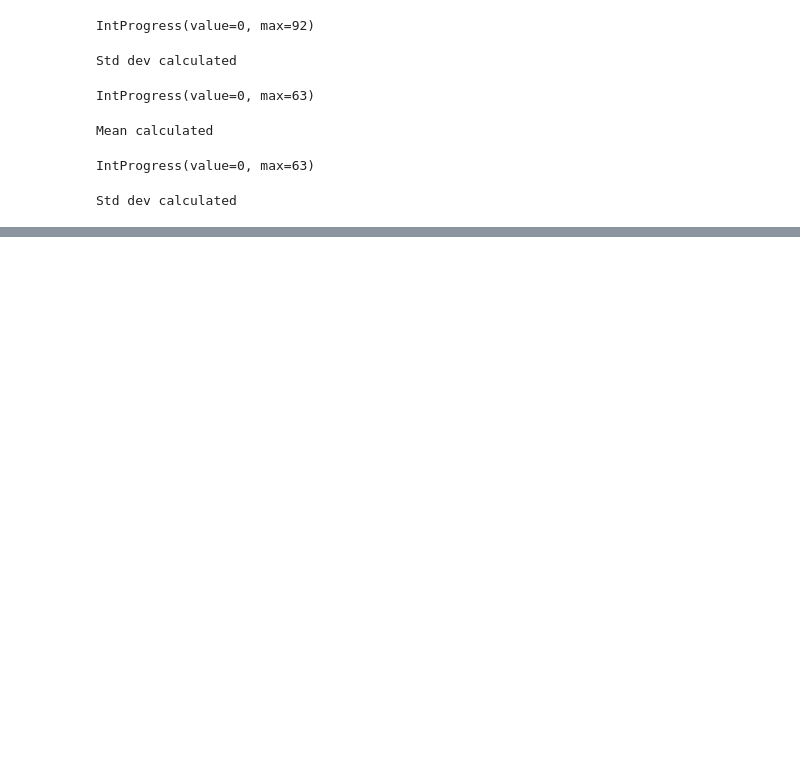
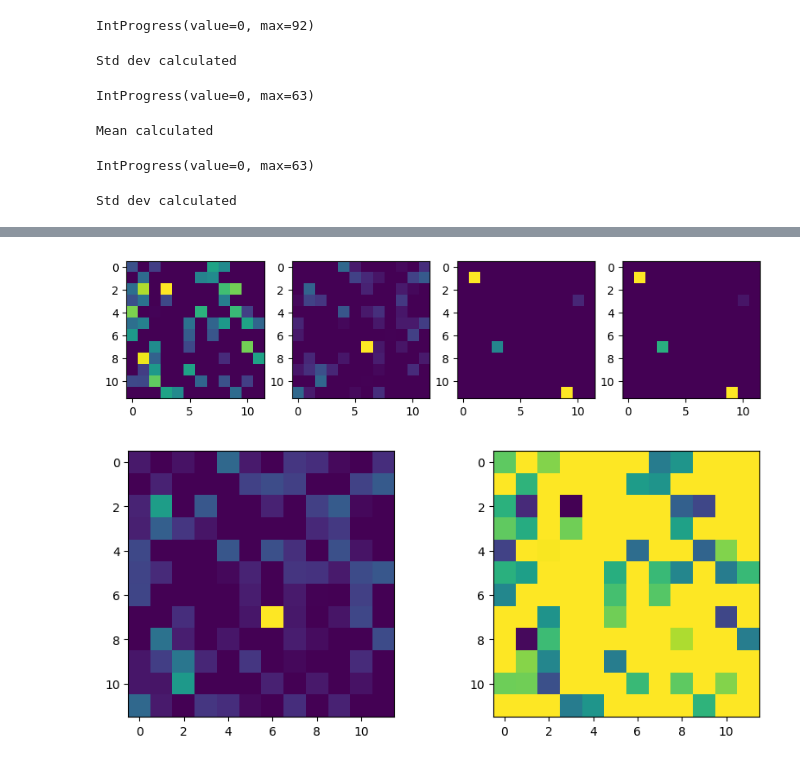
Before and after one commit to jbrneto/cnn-dosimetry, a Jupyter notebook: Generalization.ipynb, the cells around one changed output, grey strips where cells are left out. Saved outputs shown, nothing was run; the diff lists cells and outputs as text; code cells hidden in the pictures; blank space fills up the shorter version.

```diff
--- a/Generalization.ipynb
+++ b/Generalization.ipynb
@@ -305,0 +294,7 @@ Wall time: 2min 42s
+# %%
+%%time
+epochs=10
+model3 = generate_model(total_label)
+model3.compile(optimizer='adam', loss=tf.keras.losses.SparseCategoricalCrossentropy(from_logits=True), metrics=['accuracy'])
+historyt3 = model3.fit(train_flw, validation_data=valid_flw, epochs=epochs, verbose=0)
+historyt32 = model3.fit(train_cat_join, validation_data=valid_cat_join, epochs=epochs, verbose=0)
@@ -317,3 +315,6 @@ IntProgress(value=0, max=63)
 Mean calculated
 IntProgress(value=0, max=63)
 Std dev calculated
+# %%
+meanst31, deviationst31 = get_mean_output(model3, train_flw, neuron_layers)
+meanst32, deviationst32 = get_mean_output(model3, train_cat_join, neuron_layers)
@@ -319,0 +387,22 @@ Std dev calculated
+# %%
+fig, axarr = plt.subplots(1, 4, figsize=(10, 4))
+mat1 = np.reshape(np.resize(meanst1[10][0], (144)), (12, 12))
+mat2 = np.reshape(np.resize(meanst2[10][0], (144)), (12, 12))
+mat3 = np.reshape(np.resize(meanst31[10][0], (144)), (12, 12))
+mat4 = np.reshape(np.resize(meanst32[10][0], (144)), (12, 12))
+axarr[0].imshow(mat1)
+axarr[1].imshow(mat2)
+axarr[2].imshow(mat3)
+axarr[3].imshow(mat4)
+plt.show()
+
+diff_u = mat1 + mat2
+diff_mat2 = mat1 * -1
+#multpld_mat = np.multiply(mat2, diff_mat)
+fig, axarr = plt.subplots(1, 2, figsize=(10, 4))
+axarr[0].imshow(diff_u)
+axarr[1].imshow(diff_mat2)
+plt.show()
+# %% [output]
+[figure, new version]
+[figure, new version]
```
Also changed, not shown: parts of 35 cells of this notebook.
